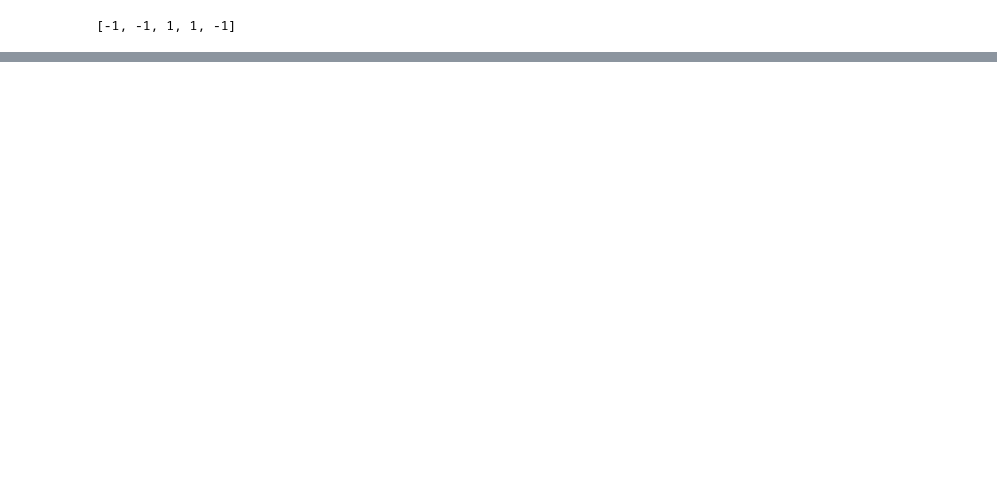
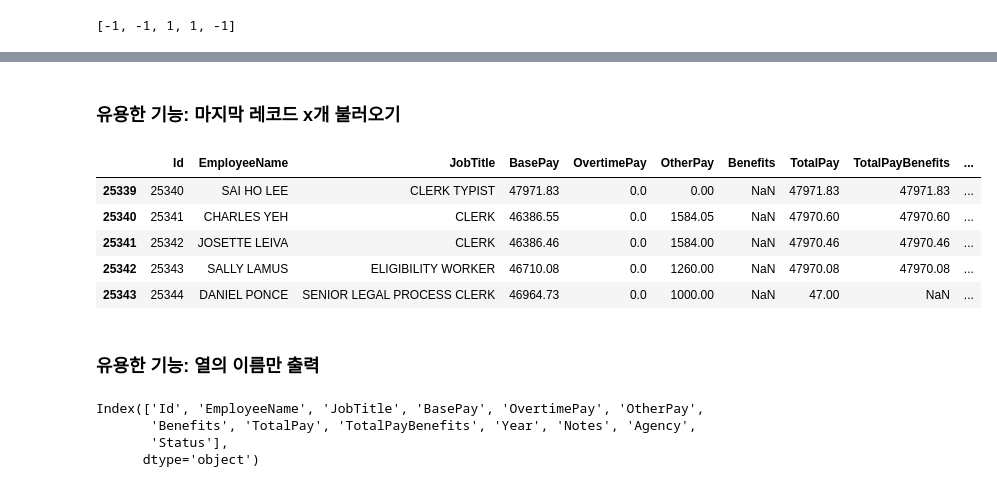
Before and after one commit to ralbu85/ict_lecture, a Jupyter notebook: Python_tutorial_6_pandas_02_basic.ipynb, the cells around one changed output, grey strips where cells are left out. Drawn from its saved outputs; the diff is of its cells as text; code cells hidden in the pictures; blank space fills up the shorter version.

```diff
--- a/Python_tutorial_6_pandas_02_basic.ipynb
+++ b/Python_tutorial_6_pandas_02_basic.ipynb
@@ -258,0 +292,20 @@ Name: a, dtype: int64
+# %% [markdown]
+### 유용한 기능: 마지막 레코드 x개 불러오기
+# %%
+df3.tail(5)
+# %% [output]
+|  | Id | EmployeeName | JobTitle | BasePay | OvertimePay | OtherPay | Benefits | TotalPay | TotalPayBenefits | ... |
+| 25339 | 25340 | SAI HO LEE | CLERK TYPIST | 47971.83 | 0.0 | 0.00 | NaN | 47971.83 | 47971.83 | ... |
+| 25340 | 25341 | CHARLES YEH | CLERK | 46386.55 | 0.0 | 1584.05 | NaN | 47970.60 | 47970.60 | ... |
+| 25341 | 25342 | JOSETTE LEIVA | CLERK | 46386.46 | 0.0 | 1584.00 | NaN | 47970.46 | 47970.46 | ... |
+| 25342 | 25343 | SALLY LAMUS | ELIGIBILITY WORKER | 46710.08 | 0.0 | 1260.00 | NaN | 47970.08 | 47970.08 | ... |
+| 25343 | 25344 | DANIEL PONCE | SENIOR LEGAL PROCESS CLERK | 46964.73 | 0.0 | 1000.00 | NaN | 47.00 | NaN | ... |
+# %% [markdown]
+### 유용한 기능: 열의 이름만 출력
+# %%
+df3.columns
+# %% [output]
+Index(['Id', 'EmployeeName', 'JobTitle', 'BasePay', 'OvertimePay', 'OtherPay',
+       'Benefits', 'TotalPay', 'TotalPayBenefits', 'Year', 'Notes', 'Agency',
+       'Status'],
+      dtype='object')
```
Also changed, not shown: parts of 38 cells of this notebook, 3 other files.
